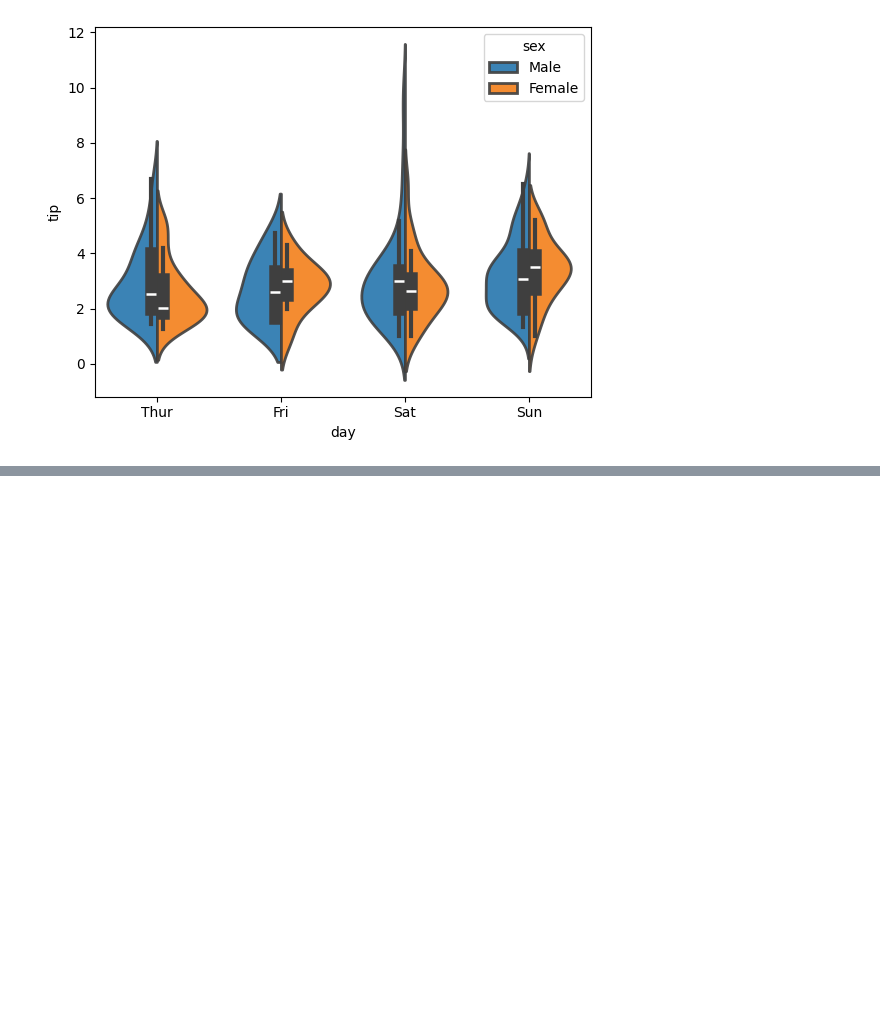
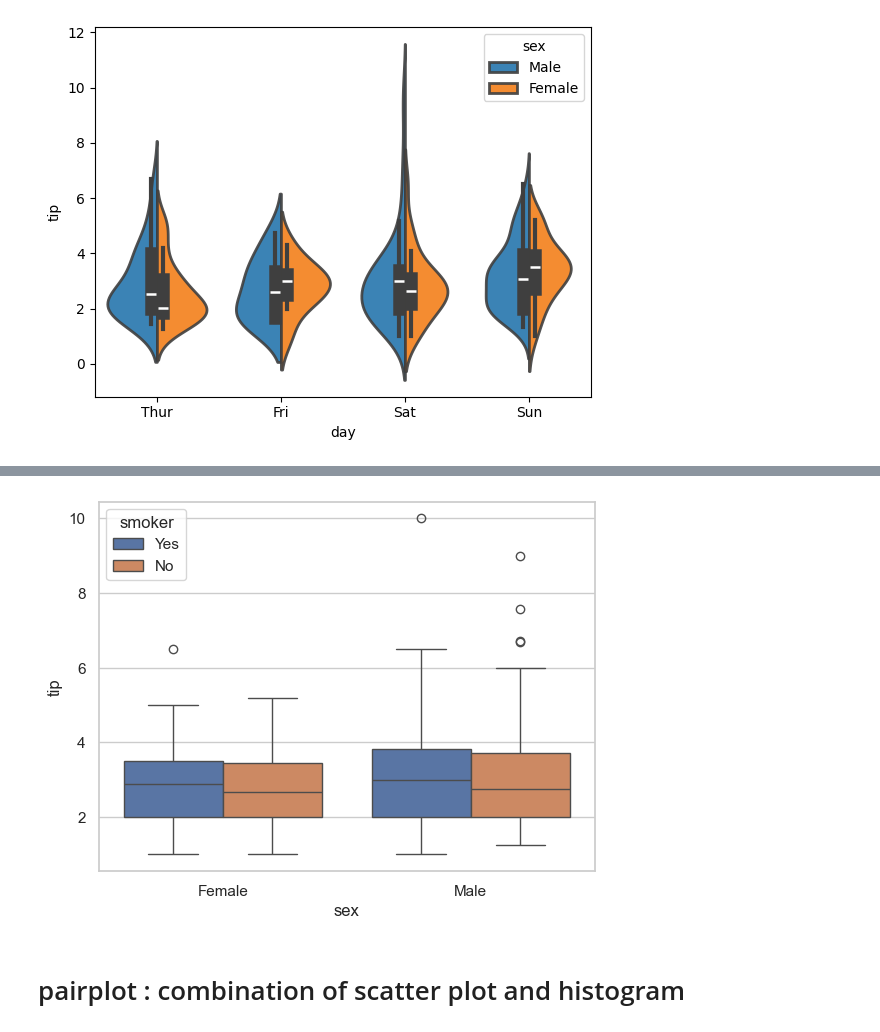
Before and after one commit to Arth9vansola/seaborn, a Jupyter notebook: seaborn.ipynb, the cells around one changed output, grey strips where cells are left out. Cells and saved outputs as stored; diff of their text form; code cells hidden in the pictures; blank space fills up the shorter version.

```diff
--- a/seaborn.ipynb
+++ b/seaborn.ipynb
@@ -271,0 +289,8 @@ plt.show()
+# %%
+sns.set(style='whitegrid')
+sns.boxplot(x='sex', y='tip', data=df, hue='smoker', orient='v', order=['Female','Male'])
+plt.show()
+# %% [output]
+[figure, added]
+# %% [markdown]
+# pairplot : combination of scatter plot and histogram
```
Also changed, not shown: parts of 25 cells of this notebook.
